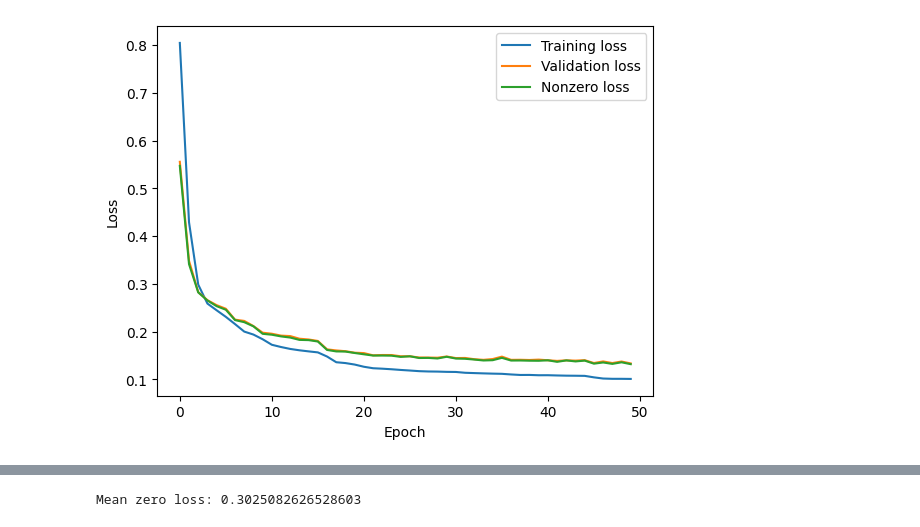
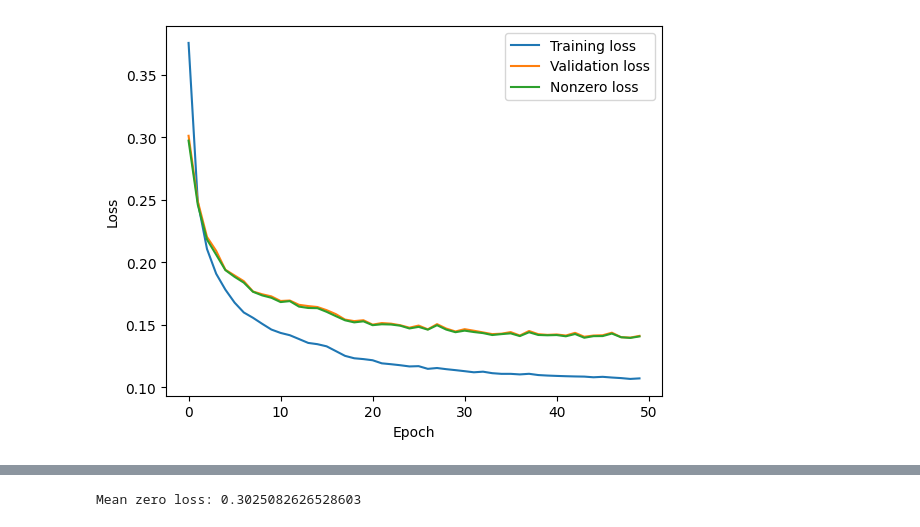
Before and after one commit to MaciejPiernik/virtual-cell-line, a Jupyter notebook: notebooks/playground.ipynb, the cells around one changed output, grey strips where cells are left out. Saved outputs shown, nothing was run; the diff lists cells and outputs as text; code cells hidden in the pictures.

```diff
--- a/notebooks/playground.ipynb
+++ b/notebooks/playground.ipynb
@@ -42,6 +45,10 @@ response = mart.search({
 # %%
 protein_coding_genes = [line.strip() for line in response.iter_lines(decode_unicode=True)]
 protein_coding_genes = set(protein_coding_genes)
+# %%
+# save the protein coding genes to a file
+with open('protein_coding_genes.txt', 'w') as f:
+    f.write('\n'.join(protein_coding_genes))
 # %%
 filtered_df = expression_data[[gene for gene in expression_data.columns if gene in protein_coding_genes]]
 # %%
@@ -252,15 +259,16 @@ X_test = torch.tensor(X_test, dtype=torch.float32)
 
 # Hyperparameters
 input_size = X_train.shape[1]
-hidden_size = 124
+layer_dims = [input_size, 1024]
 num_epochs = 50
 learning_rate = 0.001
 masking_value = 0
 batch_size = 32
+min_genes_to_mask = 0.5
 max_genes_to_mask = 0.8
 
 # Create the autoencoder model
-model = Autoencoder(input_size, hidden_size)
+model = Autoencoder(layer_dims)
 # model = TransformerAutoencoder(input_size, hidden_size, nhead=1, num_layers=1)
 
 # Loss function and optimizer
@@ -284,7 +292,7 @@ for epoch in range(num_epochs):
             # Corrupt the input data by setting the selected gene to a special value
             mask = batch[i] != masking_value
             non_empty_indexes = torch.nonzero(mask).flatten()
-            no_of_genes_to_mask = torch.randint(1, int(max_genes_to_mask * len(non_empty_indexes)), (1,))
+            no_of_genes_to_mask = torch.randint(int(min_genes_to_mask * len(non_empty_indexes)), int(max_genes_to_mask * len(non_empty_indexes)), (1,))
             selected_genes = non_empty_indexes[torch.randint(len(non_empty_indexes), (no_of_genes_to_mask,))]
 
             batch_corrupted[i, selected_genes] = masking_value
@@ -292,12 +300,12 @@ for epoch in range(num_epochs):
         # Forward pass
         output = model(batch_corrupted)
 
-        # # Compute loss only for the selected genes
-        # loss = criterion(output[batch != batch_corrupted], batch[batch != batch_corrupted])
+        # Compute loss only for the selected genes
+        loss = criterion(output[batch != batch_corrupted], batch[batch != batch_corrupted])
 
-        # Compute the loss for all non-zero genes in the batch
-        mask = batch != masking_value
-        loss = criterion(output[mask], batch[mask])
+        # # Compute the loss for all non-zero genes in the batch
+        # mask = batch != masking_value
+        # loss = criterion(output[mask], batch[mask])
 
         epoch_losses.append(loss.item())
 
@@ -320,33 +328,33 @@ for epoch in range(num_epochs):
             for i in range(batch.size(0)):
                 mask = batch[i] != masking_value
                 non_empty_indexes = torch.nonzero(mask).flatten()
-                no_of_genes_to_mask = torch.randint(1, int(max_genes_to_mask * len(non_empty_indexes)), (1,))
+                no_of_genes_to_mask = torch.randint(int(min_genes_to_mask * len(non_empty_indexes)), int(max_genes_to_mask * len(non_empty_indexes)), (1,))
                 selected_genes = non_empty_indexes[torch.randint(len(non_empty_indexes), (no_of_genes_to_mask,))]
 
                 batch_corrupted[i, selected_genes] = masking_value
 
             output = model(batch_corrupted)
             loss = criterion(output[batch != batch_corrupted], batch[batch != batch_corrupted])
             val_selected_losses.append(loss.item())
 
             # compute loss for all the genes with zero values
             loss = criterion(output[batch == masking_value], batch[batch == masking_value])
             zero_losses.append(loss.item())
 
             # Compute the loss for all non-zero genes in the batch
             mask = batch != masking_value
             loss = criterion(output[mask], batch[mask])
             val_nonzero_losses.append(loss.item())
 
         val_selected_loss = np.mean(val_selected_losses)
         val_nonzero_loss = np.mean(val_nonzero_losses)
         zero_loss = np.mean(zero_losses)
 
     validation_selected_losses.append(val_selected_loss)
     validation_nonzero_losses.append(val_nonzero_loss)
     validation_zero_losses.append(zero_loss)
 
     plot_learning_curves(training_losses, validation_selected_losses, {'Nonzero loss': validation_nonzero_losses})
     print(f'Epoch [{epoch}/{num_epochs}], Loss: {epoch_loss:.4f}, Val selected loss: {val_selected_loss:.4f}, Val nonzero loss: {val_nonzero_loss:.4f}, Zero loss: {zero_loss:.4f}')
 # %% [output]
-[figure, old version]
+[figure, new version]
```
Also changed, not shown: parts of 17 cells of this notebook, 2 other files.
